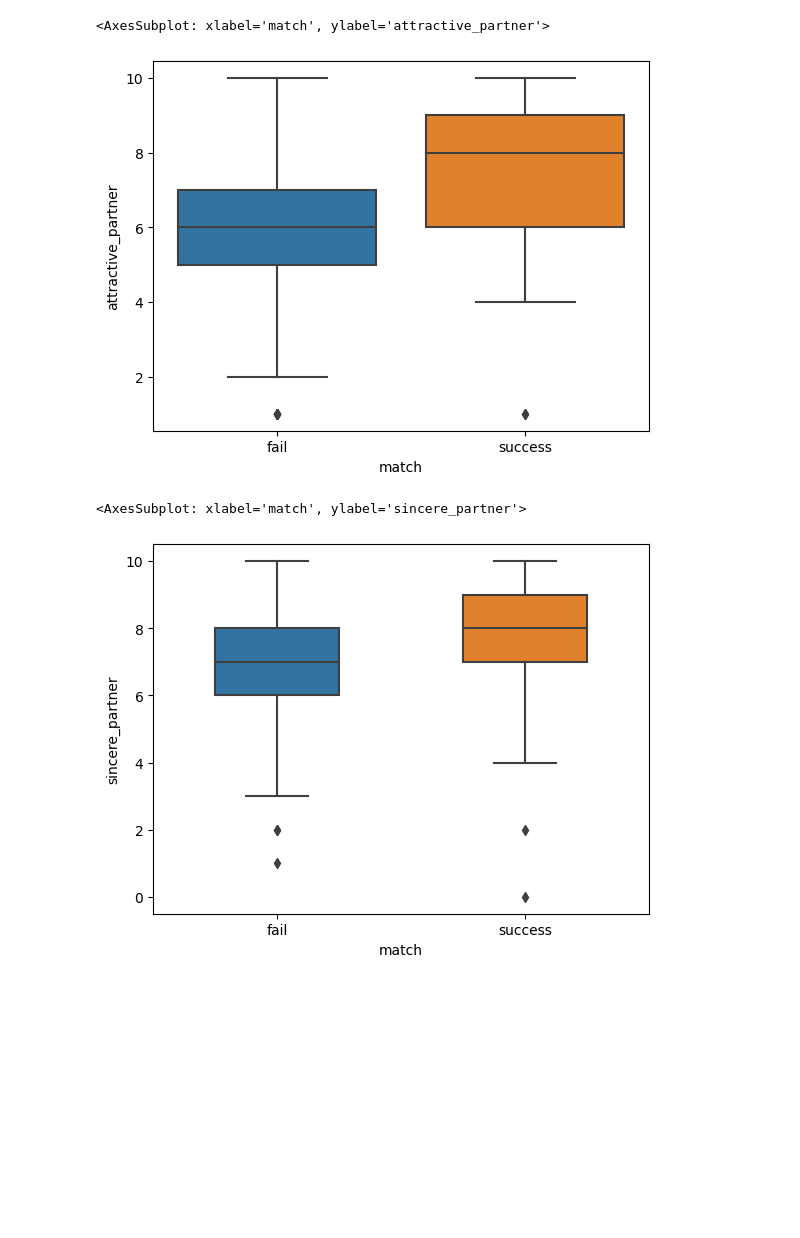
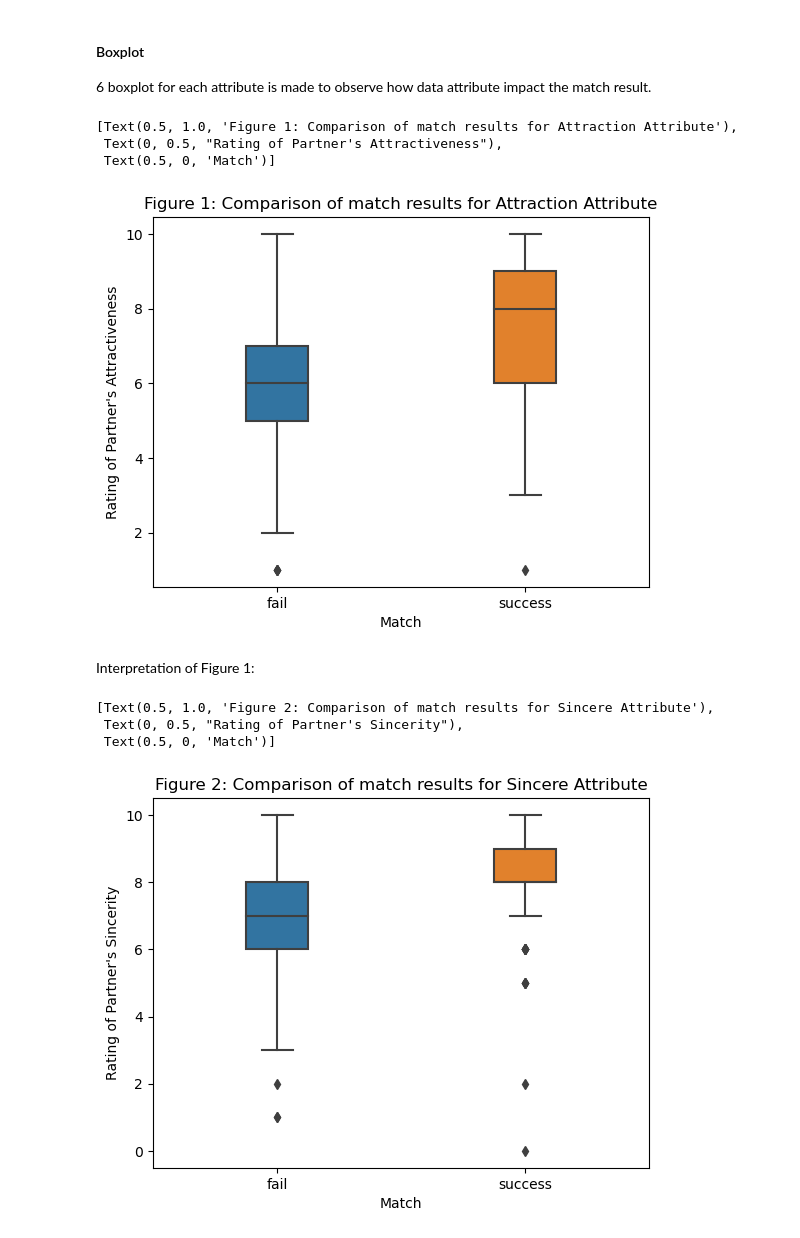
Before and after one commit to mkimur02/final_project_dsci100, a Jupyter notebook: Untitled.ipynb, the cells around one changed output. Cells and saved outputs as stored; diff of their text form; code cells hidden in the pictures; blank space fills up the shorter version.

Commit message:
Plot update

```diff
--- a/Untitled.ipynb
+++ b/Untitled.ipynb
@@ -52,5 +46,7 @@ df_speeddating
 # %%
-speeddating = df_speeddating[["match","attractive_partner", "sincere_partner","intelligence_partner", "funny_partner", "ambition_partner"]]
+speeddating = df_speeddating[["match","attractive_partner", "sincere_partner","intelligence_partner", "funny_partner", "ambition_partner", "shared_interests_partner"]]
 speeddating = speeddating.sample(n=1000, random_state=2023).dropna()
-speeddating
+speeddating["match"] = speeddating["match"].replace({"b'0'":"fail","b'1'":"success"}).astype("category")
+
+speeddating.head(10)
 # %% [output]
@@ -119,18 +103,22 @@ speeddating_training.head(10)
+# %% [markdown]
+#### Boxplot
+6 boxplot for each attribute is made to observe how data attribute impact the match result.
 # %%
-import seaborn as sns
-import matplotlib.pyplot as plt
-import pandas as pd
-%matplotlib inline
-
-sns.boxplot(x='match', y='attractive_partner', data=speeddating_training)
+sns.boxplot(x='match', y='attractive_partner', width=0.25, data=speeddating_training).set(title='Figure 1: Comparison of match results for Attraction Attribute', ylabel="Rating of Partner's Attractiveness", xlabel="Match")
 # %% [output]
-<AxesSubplot: xlabel='match', ylabel='attractive_partner'>
+[Text(0.5, 1.0, 'Figure 1: Comparison of match results for Attraction Attribute'),
+ Text(0, 0.5, "Rating of Partner's Attractiveness"),
+ Text(0.5, 0, 'Match')]
-[figure, old version]
+[figure, new version]
+# %% [markdown]
+Interpretation of Figure 1:
 # %%
-sns.boxplot(x='match', y='sincere_partner', width=0.5, data=speeddating_training)
-# figure 1 labels: add title, interpretation (1-2 sentence), how to make the model,
+sns.boxplot(x='match', y='sincere_partner', width=0.25, data=speeddating_training).set(title='Figure 2: Comparison of match results for Sincere Attribute', ylabel="Rating of Partner's Sincerity", xlabel="Match")
+# interpretation (1-2 sentence), how to make the model,
 #this plot looks at explantory vairble "like"... we see that there is seperation, if they liked their partner they successfully dataset.
 # we wont include this in the model, it is the same... no impact...
 # %% [output]
-<AxesSubplot: xlabel='match', ylabel='sincere_partner'>
+[Text(0.5, 1.0, 'Figure 2: Comparison of match results for Sincere Attribute'),
+ Text(0, 0.5, "Rating of Partner's Sincerity"),
+ Text(0.5, 0, 'Match')]
-[figure, old version]
+[figure, new version]
```
Also changed, not shown: parts of 28 cells of this notebook.
